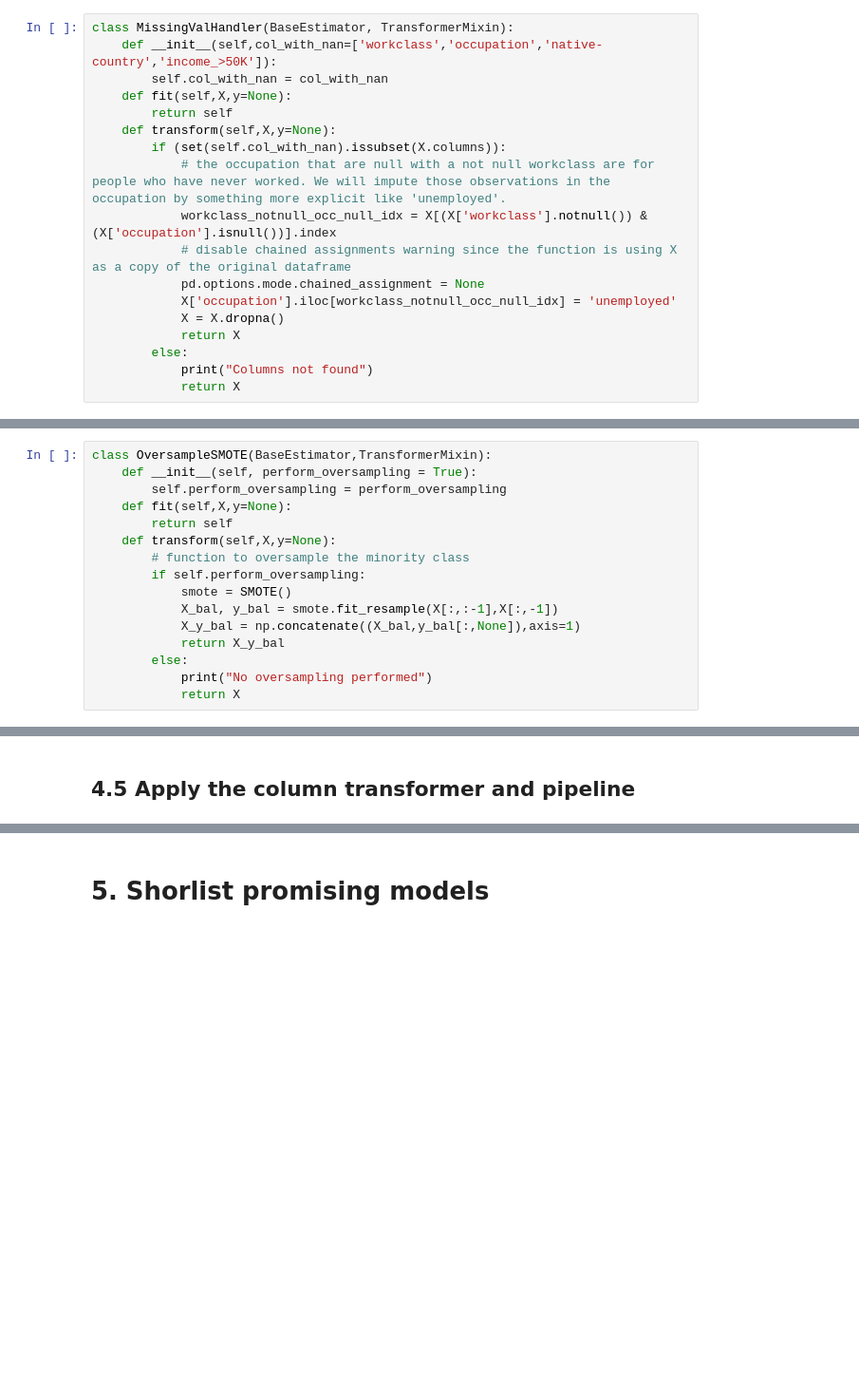
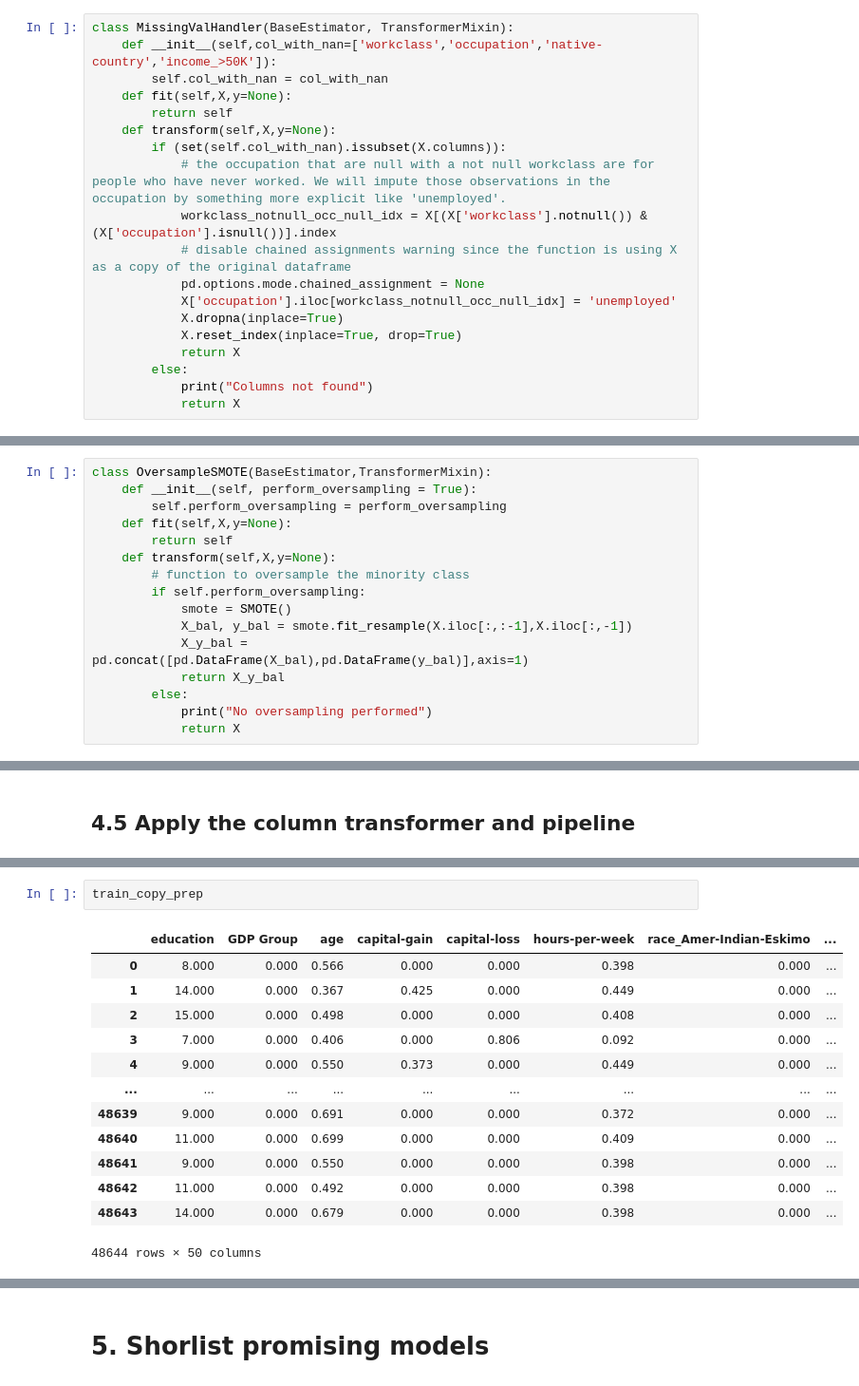
Before and after one commit to semasuka/Income-classification, a Jupyter notebook: Income_Classification.ipynb, the cells around one changed output, grey strips where cells are left out. Shown at 95% size. Saved outputs shown, nothing was run; the diff lists cells and outputs as text; blank space fills up the shorter version.

```diff
--- a/Income_Classification.ipynb
+++ b/Income_Classification.ipynb
@@ -1486,7 +1477,8 @@ class MissingValHandler(BaseEstimator, TransformerMixin):
             # disable chained assignments warning since the function is using X as a copy of the original dataframe
             pd.options.mode.chained_assignment = None
             X['occupation'].iloc[workclass_notnull_occ_null_idx] = 'unemployed'
-            X = X.dropna()
+            X.dropna(inplace=True)
+            X.reset_index(inplace=True, drop=True)
             return X
         else:
             print("Columns not found")
@@ -1602,8 +1594,8 @@ class OversampleSMOTE(BaseEstimator,TransformerMixin):
         # function to oversample the minority class
         if self.perform_oversampling:
             smote = SMOTE()
-            X_bal, y_bal = smote.fit_resample(X[:,:-1],X[:,-1])
-            X_y_bal = np.concatenate((X_bal,y_bal[:,None]),axis=1)
+            X_bal, y_bal = smote.fit_resample(X.iloc[:,:-1],X.iloc[:,-1])
+            X_y_bal = pd.concat([pd.DataFrame(X_bal),pd.DataFrame(y_bal)],axis=1)
             return X_y_bal
         else:
             print("No oversampling performed")
@@ -1687,3 +1706,19 @@ marital status and relationship are kept in the dataset
+# %%
+train_copy_prep
+# %% [output]
+|  | education | GDP Group | age | capital-gain | capital-loss | hours-per-week | race_Amer-Indian-Eskimo | ... |
+| 0 | 8.000 | 0.000 | 0.566 | 0.000 | 0.000 | 0.398 | 0.000 | ... |
+| 1 | 14.000 | 0.000 | 0.367 | 0.425 | 0.000 | 0.449 | 0.000 | ... |
+| 2 | 15.000 | 0.000 | 0.498 | 0.000 | 0.000 | 0.408 | 0.000 | ... |
+| 3 | 7.000 | 0.000 | 0.406 | 0.000 | 0.806 | 0.092 | 0.000 | ... |
+| 4 | 9.000 | 0.000 | 0.550 | 0.373 | 0.000 | 0.449 | 0.000 | ... |
+| ... | ... | ... | ... | ... | ... | ... | ... | ... |
+| 48639 | 9.000 | 0.000 | 0.691 | 0.000 | 0.000 | 0.372 | 0.000 | ... |
+| 48640 | 11.000 | 0.000 | 0.699 | 0.000 | 0.000 | 0.409 | 0.000 | ... |
+| 48641 | 9.000 | 0.000 | 0.550 | 0.000 | 0.000 | 0.398 | 0.000 | ... |
+| 48642 | 11.000 | 0.000 | 0.492 | 0.000 | 0.000 | 0.398 | 0.000 | ... |
+| 48643 | 14.000 | 0.000 | 0.679 | 0.000 | 0.000 | 0.398 | 0.000 | ... |
+48644 rows × 50 columns
 # %%
 test_copy_prep = full_pipeline_fuc(test_copy)
 test_copy_prep.shape
```
Also changed, not shown: parts of 69 cells of this notebook.
